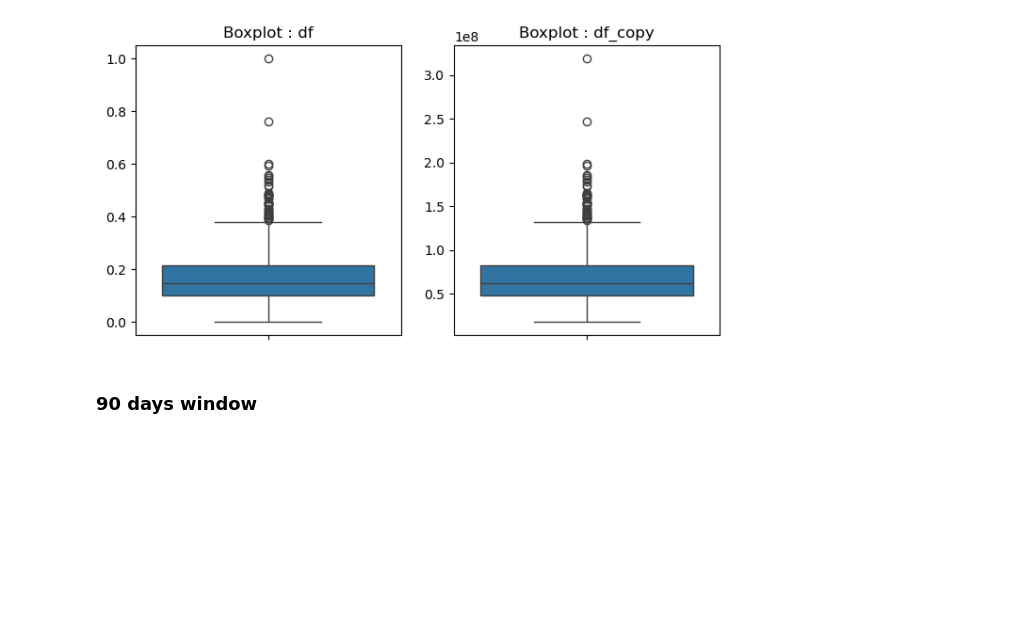
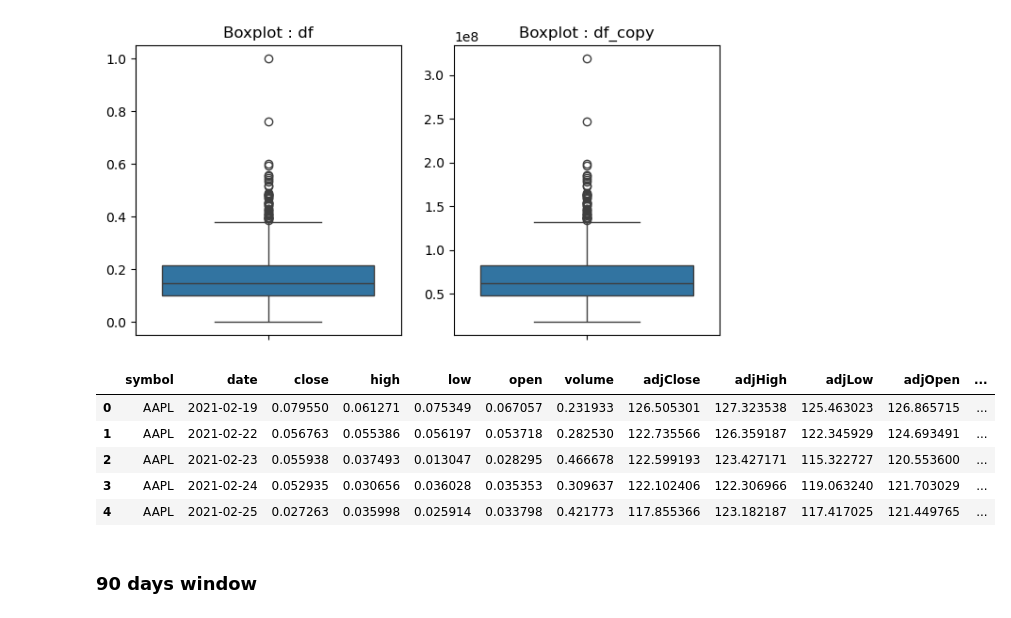
Before and after one commit to utsav87589/LSTM---Stock-price-prediction, a Jupyter notebook: v1/notebooks/build_models.ipynb, the cells around one changed output. Cells and saved outputs as stored; diff of their text form; code cells hidden in the pictures; blank space fills up the shorter version.

```diff
--- a/v1/notebooks/build_models.ipynb
+++ b/v1/notebooks/build_models.ipynb
@@ -78,3 +87,14 @@ feature : volume
+# %%
+### loading again to check the data
+df = pd.read_csv('../stocks/apple_scaled.csv')
+df.head()
+# %% [output]
+|  | symbol | date | close | high | low | open | volume | adjClose | adjHigh | adjLow | adjOpen | ... |
+| 0 | AAPL | 2021-02-19 | 0.079550 | 0.061271 | 0.075349 | 0.067057 | 0.231933 | 126.505301 | 127.323538 | 125.463023 | 126.865715 | ... |
+| 1 | AAPL | 2021-02-22 | 0.056763 | 0.055386 | 0.056197 | 0.053718 | 0.282530 | 122.735566 | 126.359187 | 122.345929 | 124.693491 | ... |
+| 2 | AAPL | 2021-02-23 | 0.055938 | 0.037493 | 0.013047 | 0.028295 | 0.466678 | 122.599193 | 123.427171 | 115.322727 | 120.553600 | ... |
+| 3 | AAPL | 2021-02-24 | 0.052935 | 0.030656 | 0.036028 | 0.035353 | 0.309637 | 122.102406 | 122.306966 | 119.063240 | 121.703029 | ... |
+| 4 | AAPL | 2021-02-25 | 0.027263 | 0.035998 | 0.025914 | 0.033798 | 0.421773 | 117.855366 | 123.182187 | 117.417025 | 121.449765 | ... |
 # %% [markdown]
 ### 90 days window
 # %%
```
Also changed, not shown: parts of 10 cells of this notebook.
